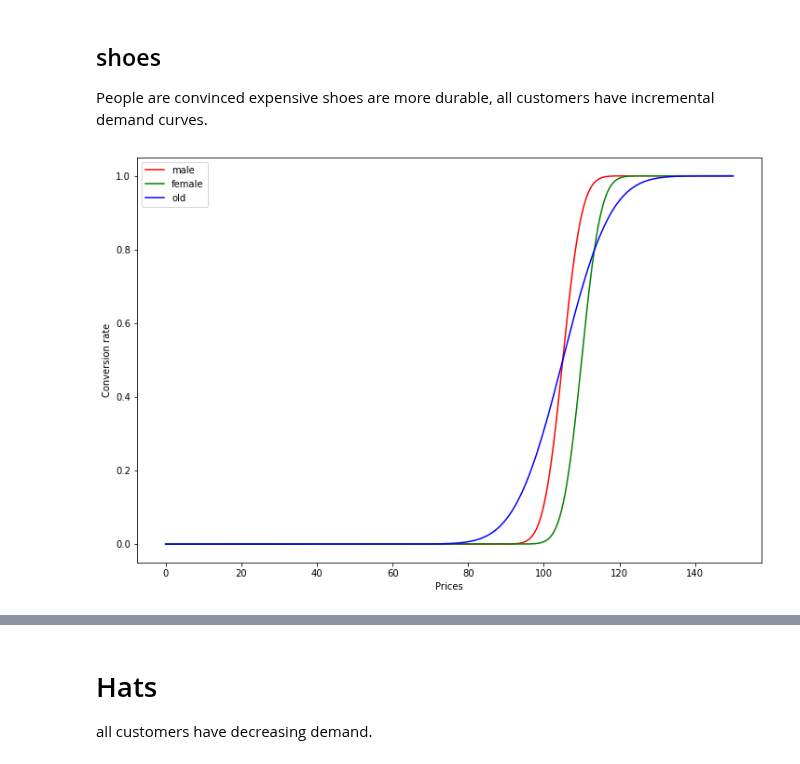
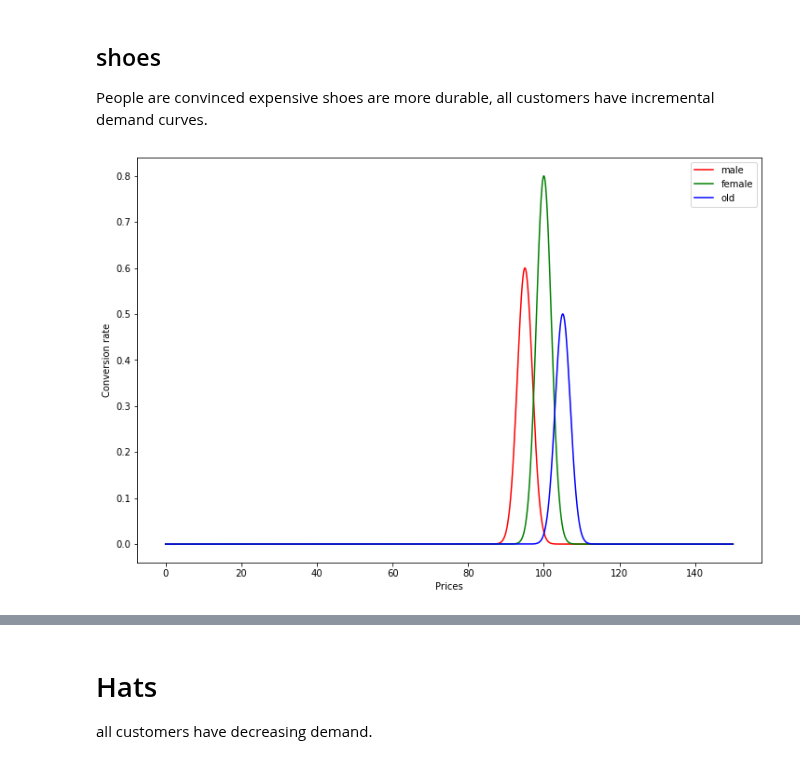
Before and after one commit to VladMarianCimpeanu/OLA_project, a Jupyter notebook: customers_parameters.ipynb, the cells around one changed output, grey strips where cells are left out. Cells and saved outputs as stored; diff of their text form; code cells hidden in the pictures.

```diff
--- a/customers_parameters.ipynb
+++ b/customers_parameters.ipynb
@@ -29,6 +29,11 @@ We assume the number of items bought does not depend on the price.
 | shoes| 1 |  |  | 2 ||
 | hat| 1 |  | 2 |  |  |
 | shirt| 1 |  | 2 |  |  |
+# %%
+def cv_curve(mu, sigma, x, scale):
+    y = norm.pdf(x, mu, sigma)
+    y = y / (max(y) - min(y))
+    return y * scale
 # %%
 import json
 import os
@@ -227,21 +246,26 @@ print(c1_p2, c2_p2, c3_p2)
 ## shoes
 People are convinced expensive shoes are more durable, all customers have incremental demand curves.
 # %%
-mu_3 = [105, 110, 105]
-sigma_3 = [4, 4, 10]
-cv_3 = [norm.cdf(prices, loc=mu_3[i], scale=sigma_3[i]) for i in range(classes)]
+mu_3 = [95, 100 ,105]
+sigma_3 = [2, 2, 2]
+scale_3 = [0.6, 0.8, 0.5]
+cv_3 = []
+cv_3.append(cv_curve(mu_3[0], sigma_3[0], prices, scale_3[0]))
+cv_3.append(cv_curve(mu_3[1], sigma_3[1], prices, scale_3[1]))
+cv_3.append(cv_curve(mu_3[2], sigma_3[2], prices, scale_3[2]))
+cv_3
 
 
 plt.figure(figsize=(12,8))
 plt.plot(prices, cv_3[0], color="red", label="male")
 plt.plot(prices, cv_3[1], color="green", label="female")
 plt.plot(prices, cv_3[2], color="blue", label="old")
 plt.xlabel("Prices")
 plt.ylabel("Conversion rate")
 plt.legend()
 plt.show()
 # %% [output]
-[figure, old version]
+[figure, new version]
 # %%
 expected_margin_3 = 0
 for i in range(classes):
```
Also changed, not shown: parts of 25 cells of this notebook, 6 other files.
